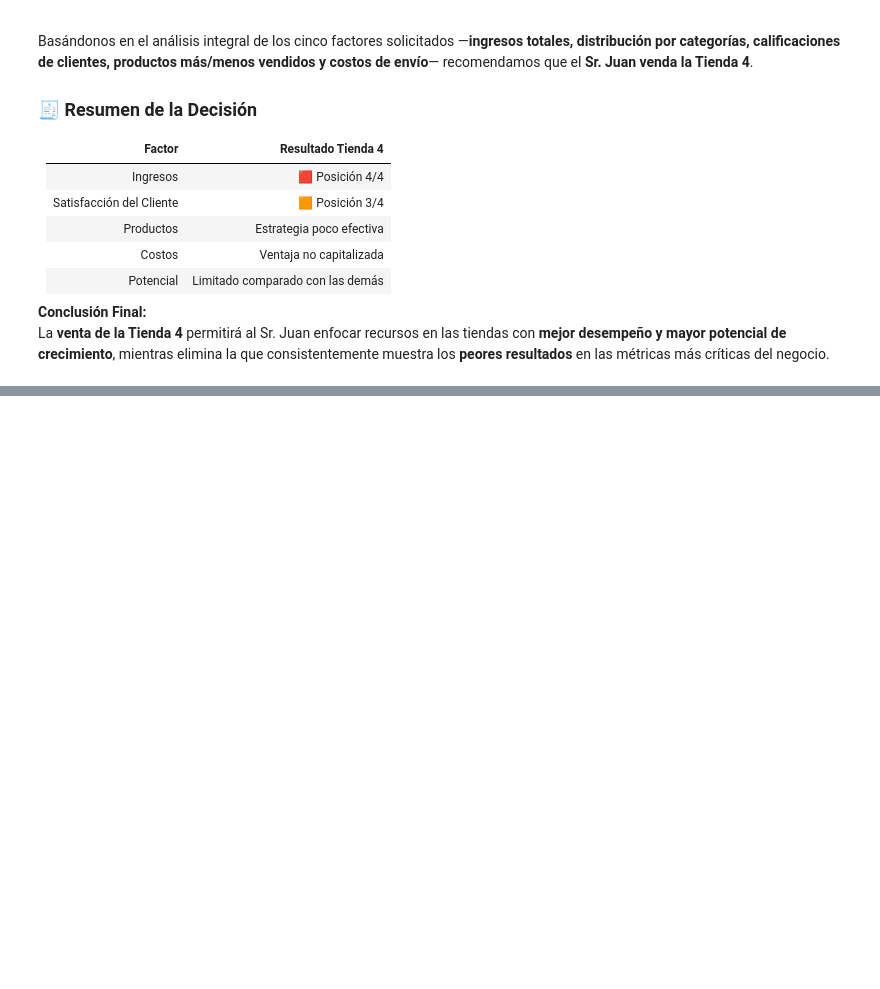
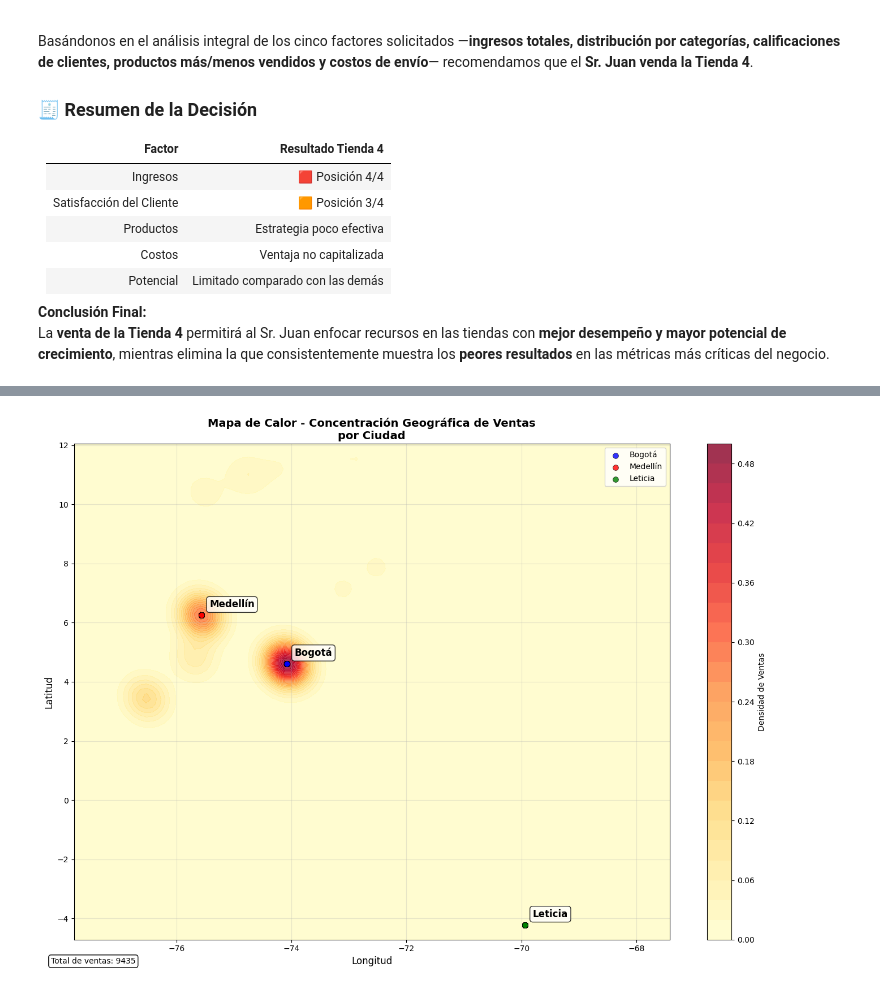
Before and after one commit to navaworkingspaces-collab/challengeone-data-science, a Jupyter notebook: Challenge1.ipynb, the cells around one changed output, grey strips where cells are left out. Saved outputs shown, nothing was run; the diff lists cells and outputs as text; code cells hidden in the pictures; blank space fills up the shorter version.

```diff
--- a/Challenge1.ipynb
+++ b/Challenge1.ipynb
@@ -519,0 +525,86 @@ La **venta de la Tienda 4** permitirá al Sr. Juan enfocar recursos en las tiend
+# %%
+import numpy as np
+from scipy.stats import gaussian_kde
+import matplotlib.pyplot as plt
+import pandas as pd
+
+
+print("Resumen de coordenadas:")
+print(f"Latitud - Min: {df_total['lat'].min():.2f}, Max: {df_total['lat'].max():.2f}")
+print(f"Longitud - Min: {df_total['lon'].min():.2f}, Max: {df_total['lon'].max():.2f}")
+
+print("\nCiudades identificadas:")
+ciudades = {
+    'Bogotá': (4.60971, -74.08175),
+    'Medellín': (6.25184, -75.56359),
+    'Leticia': (-4.21528, -69.94056)
+}
+
+for ciudad, (lat, lon) in ciudades.items():
+    count = len(df_total[(df_total['lat'].round(3) == round(lat, 3)) &
+                        (df_total['lon'].round(3) == round(lon, 3))])
+    print(f"{ciudad}: {count} ventas (lat: {lat}, lon: {lon})")
+
+plt.figure(figsize=(14, 10))
+
+coordinates = np.vstack([df_total['lon'], df_total['lat']])
+kde = gaussian_kde(coordinates)
+
+x_grid = np.linspace(df_total['lon'].min()-0.5, df_total['lon'].max()+0.5, 100)
+y_grid = np.linspace(df_total['lat'].min()-0.5, df_total['lat'].max()+0.5, 100)
+X, Y = np.meshgrid(x_grid, y_grid)
+positions = np.vstack([X.ravel(), Y.ravel()])
+Z = np.reshape(kde(positions).T, X.shape)
+
+lt.contourf(X, Y, Z, levels=30, cmap='YlOrRd', alpha=0.8)
+plt.colorbar(label='Densidad de Ventas')
+
+colors = {'Bogotá': 'blue', 'Medellín': 'red', 'Leticia': 'green'}
+
+for ciudad, (lat_ref, lon_ref) in ciudades.items():
+
+    mask = (df_total['lat'].round(3) == round(lat_ref, 3)) & (df_total['lon'].round(3) == round(lon_ref, 3))
+    ciudad_data = df_total[mask]
+
+    if len(ciudad_data) > 0:
+        plt.scatter(ciudad_data['lon'], ciudad_data['lat'],
+                   c=colors[ciudad], label=ciudad, s=50, alpha=0.8,
+                   edgecolors='black', linewidth=0.5)
+
+for ciudad, (lat, lon) in ciudades.items():
+    plt.annotate(ciudad, (lon, lat),
+                xytext=(10, 10), textcoords='offset points',
+                fontsize=12, fontweight='bold',
+                bbox=dict(boxstyle="round,pad=0.3", facecolor='white', alpha=0.8))
+
+plt.xlabel('Longitud', fontsize=12)
+plt.ylabel('Latitud', fontsize=12)
+plt.title('Mapa de Calor - Concentración Geográfica de Ventas\npor Ciudad', fontsize=14, fontweight='bold')
+plt.legend()
+plt.grid(True, alpha=0.3)
+
+total_ventas = len(df_total)
+plt.figtext(0.02, 0.02, f'Total de ventas: {total_ventas}',
+           fontsize=10, bbox=dict(boxstyle="round,pad=0.3", facecolor='white'))
+
+plt.tight_layout()
+plt.show()
+
+print("\n" + "="*50)
+print("ANÁLISIS POR CIUDAD")
+print("="*50)
+
+for ciudad, (lat_ref, lon_ref) in ciudades.items():
+    mask = (df_total['lat'].round(3) == round(lat_ref, 3)) & (df_total['lon'].round(3) == round(lon_ref, 3))
+    ciudad_data = df_total[mask]
+
+    if len(ciudad_data) > 0:
+        print(f"\n{ciudad.upper():<10} ({len(ciudad_data)} ventas):")
+        print(f"  - Ingreso total: ${ciudad_data['Precio'].sum():,}")
+        print(f"  - Calificación promedio: {ciudad_data['Calificación'].mean():.2f}")
+        print(f"  - Costo envío promedio: ${ciudad_data['Costo de envío'].mean():,.0f}")
+
+
+        productos_top = ciudad_data['Producto'].value_counts().head(3)
+        print(f"  - Productos top: {', '.join(productos_top.index.tolist())}")
+# %% [output]
@@ -519,0 +619 @@ La **venta de la Tienda 4** permitirá al Sr. Juan enfocar recursos en las tiend
+[figure, added]
```
Also changed, not shown: parts of 4 cells of this notebook.
